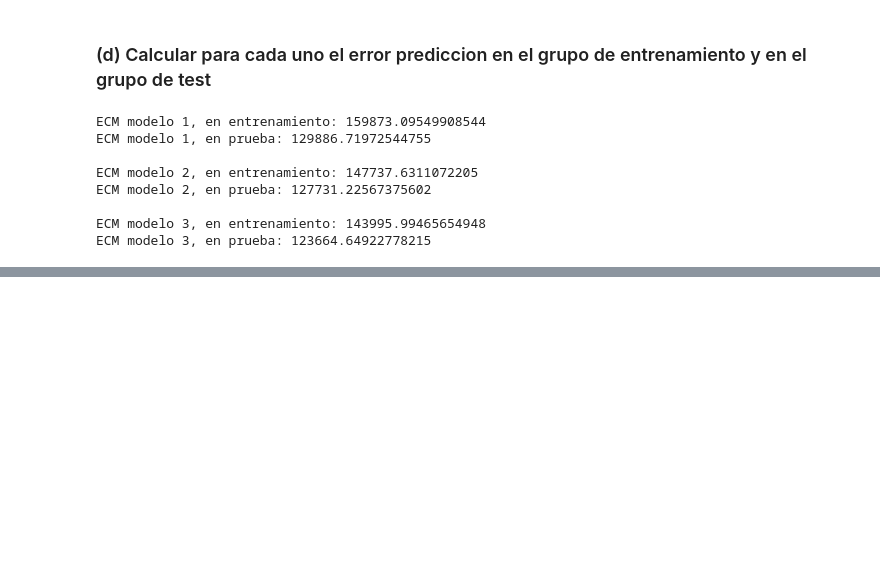
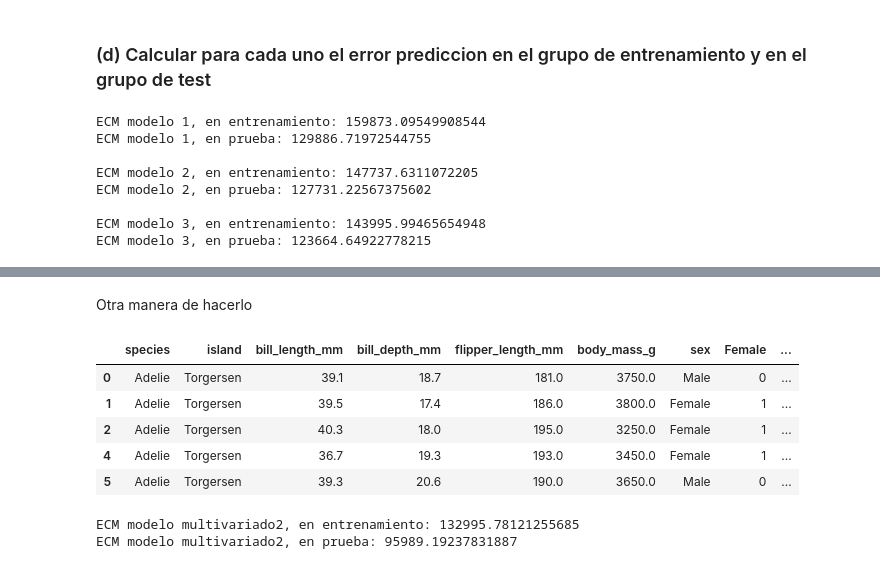
Before and after one commit to Gabrielnm7/Laboratorio-de-Datos1C24, a Jupyter notebook: Practicas/practica5.ipynb, the cells around one changed output, grey strips where cells are left out. Cells and saved outputs as stored; diff of their text form; code cells hidden in the pictures; blank space fills up the shorter version.

```diff
--- a/Practicas/practica5.ipynb
+++ b/Practicas/practica5.ipynb
@@ -125,0 +198,25 @@ ECM modelo 3, en prueba: 123664.64922778215
+# %% [markdown]
+Otra manera de hacerlo
+# %%
+penguins["sex0"] = penguins["sex"].map({'Female': 0, 'Male': 1})
+penguins.head()
+# %% [output]
+|  | species | island | bill_length_mm | bill_depth_mm | flipper_length_mm | body_mass_g | sex | Female | ... |
+| 0 | Adelie | Torgersen | 39.1 | 18.7 | 181.0 | 3750.0 | Male | 0 | ... |
+| 1 | Adelie | Torgersen | 39.5 | 17.4 | 186.0 | 3800.0 | Female | 1 | ... |
+| 2 | Adelie | Torgersen | 40.3 | 18.0 | 195.0 | 3250.0 | Female | 1 | ... |
+| 4 | Adelie | Torgersen | 36.7 | 19.3 | 193.0 | 3450.0 | Female | 1 | ... |
+| 5 | Adelie | Torgersen | 39.3 | 20.6 | 190.0 | 3650.0 | Male | 0 | ... |
+# %%
+modelo_multivariado2 = linear_model.LinearRegression()
+X = penguins[["flipper_length_mm", "sex0"]]
+y = penguins["body_mass_g"]
+X_train, X_test, y_train, y_test = train_test_split(X, y, test_size=0.2, random_state=42)
+
+modelo_multivariado2.fit(X_train, y_train)
+
+print(f"ECM modelo multivariado2, en entrenamiento: {mean_squared_error(y_train, modelo_multivariado2.predict(X_train))}")
+print(f"ECM modelo multivariado2, en prueba: {mean_squared_error(y_test, modelo_multivariado2.predict(X_test))}\n")
+# %% [output]
+ECM modelo multivariado2, en entrenamiento: 132995.78121255685
+ECM modelo multivariado2, en prueba: 95989.19237831887
```
Also changed, not shown: parts of 30 cells of this notebook.
